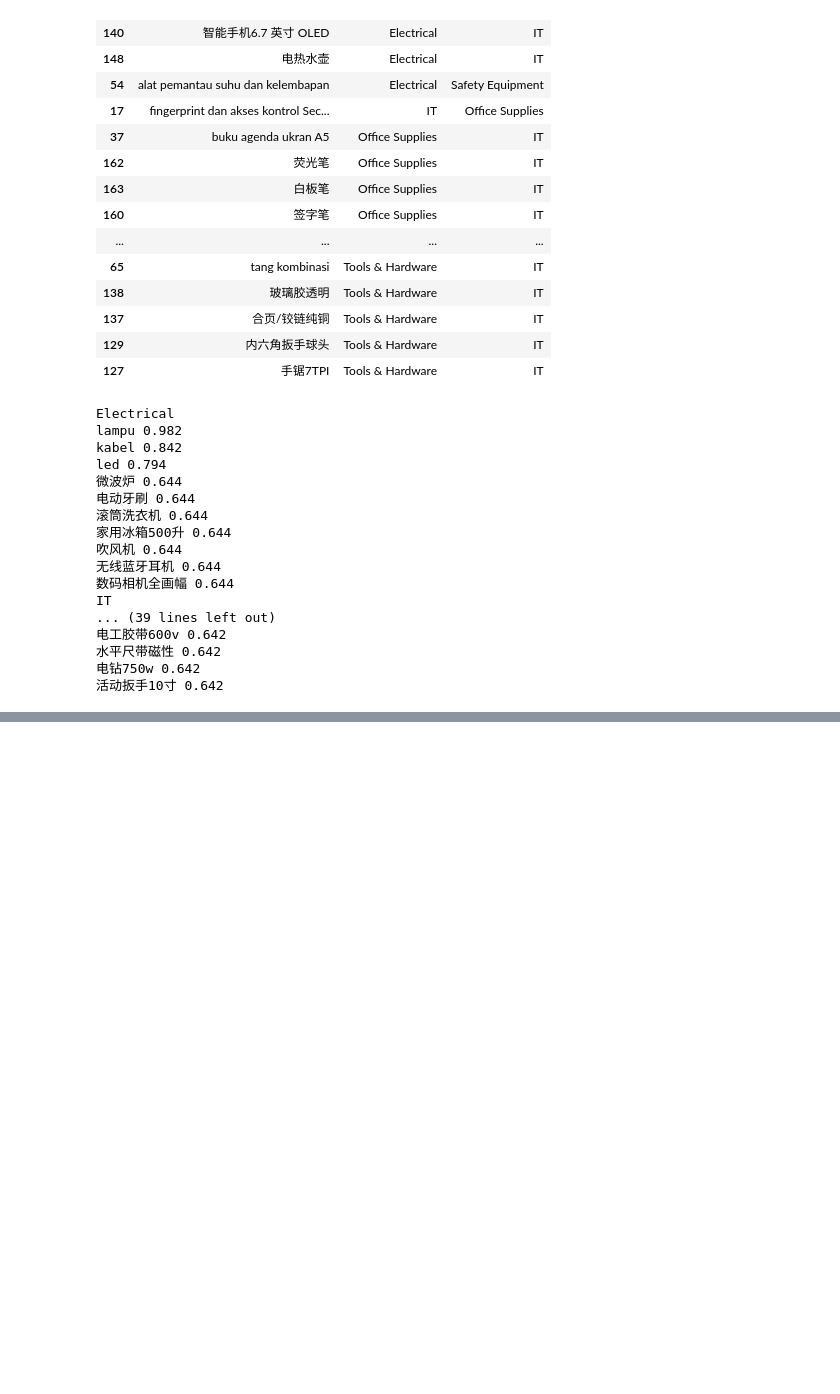
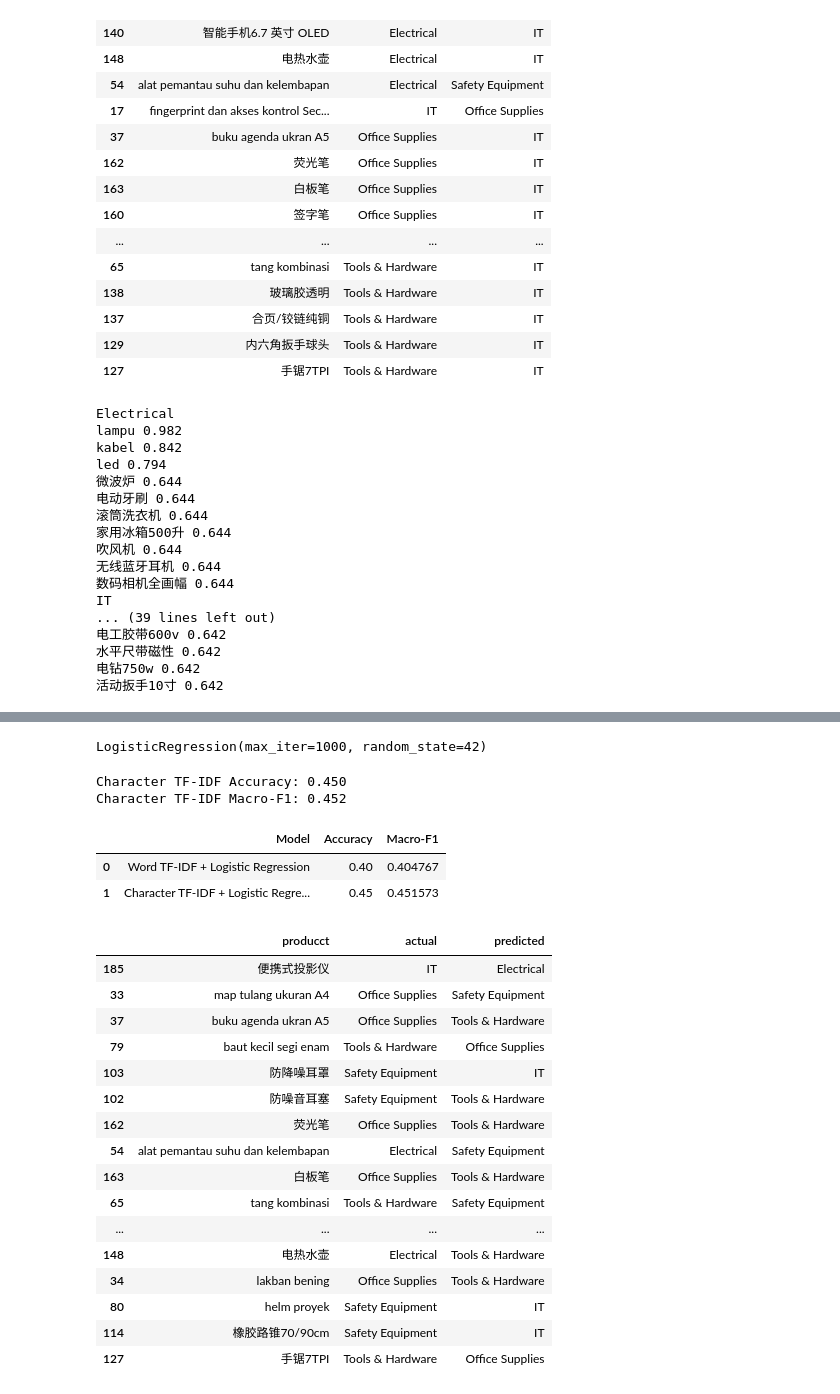
Before and after one commit to annisatzky-tech/chinese-indonesian-product-classification, a Jupyter notebook: notebooks/02_baseline_model.ipynb, the cells around one changed output, grey strips where cells are left out. Cells and saved outputs as stored; diff of their text form; code cells hidden in the pictures; blank space fills up the shorter version.

```diff
--- a/notebooks/02_baseline_model.ipynb
+++ b/notebooks/02_baseline_model.ipynb
@@ -228,0 +231,6 @@ IT
+# %%
+char_vectorizer = TfidfVectorizer(
+    analyzer='char',
+    ngram_range=(2, 5),
+    min_df=1
+)
@@ -228,0 +240,9 @@ IT
+# %%
+char_model = LogisticRegression(
+    max_iter=1000,
+    random_state=42
+)
+
+char_model.fit(x_train_char, y_train)
+# %% [output]
+LogisticRegression(max_iter=1000, random_state=42)
@@ -228,0 +251,65 @@ IT
+# %%
+char_accuracy = accuracy_score(y_test, y_pred_char)
+
+char_macro_f1 = f1_score(
+    y_test,
+    y_pred_char,
+    average='macro'
+)
+
+print(f'Character TF-IDF Accuracy: {char_accuracy:.3f}')
+print(f'Character TF-IDF Macro-F1: {char_macro_f1:.3f}')
+# %% [output]
+Character TF-IDF Accuracy: 0.450
+Character TF-IDF Macro-F1: 0.452
+# %%
+comparison = pd.DataFrame({
+    'Model': [
+        'Word TF-IDF + Logistic Regression',
+        'Character TF-IDF + Logistic Regression'
+    ],
+    'Accuracy': [
+        baseline_accuracy,
+        char_accuracy
+    ],
+    'Macro-F1': [
+        baseline_macro_f1,
+        char_macro_f1
+    ]
+})
+
+comparison
+# %% [output]
+|  | Model | Accuracy | Macro-F1 |
+| 0 | Word TF-IDF + Logistic Regression | 0.40 | 0.404767 |
+| 1 | Character TF-IDF + Logistic Regre... | 0.45 | 0.451573 |
+# %%
+char_results = pd.DataFrame({
+    'producct': x_test,
+    'actual': y_test,
+    'predicted': y_pred_char
+})
+
+char_errors = char_results[
+    char_results['actual'] != char_results['predicted']
+]
+
+char_errors
+# %% [output]
+|  | producct | actual | predicted |
+| 185 | 便携式投影仪 | IT | Electrical |
+| 33 | map tulang ukuran A4 | Office Supplies | Safety Equipment |
+| 37 | buku agenda ukran A5 | Office Supplies | Tools & Hardware |
+| 79 | baut kecil segi enam | Tools & Hardware | Office Supplies |
+| 103 | 防降噪耳罩 | Safety Equipment | IT |
+| 102 | 防噪音耳塞 | Safety Equipment | Tools & Hardware |
+| 162 | 荧光笔 | Office Supplies | Tools & Hardware |
+| 54 | alat pemantau suhu dan kelembapan | Electrical | Safety Equipment |
+| 163 | 白板笔 | Office Supplies | Tools & Hardware |
+| 65 | tang kombinasi | Tools & Hardware | Safety Equipment |
+| ... | ... | ... | ... |
+| 148 | 电热水壶 | Electrical | Tools & Hardware |
+| 34 | lakban bening | Office Supplies | Tools & Hardware |
+| 80 | helm proyek | Safety Equipment | IT |
+| 114 | 橡胶路锥70/90cm | Safety Equipment | IT |
+| 127 | 手锯7TPI | Tools & Hardware | Office Supplies |
```
Also changed, not shown: parts of 5 cells of this notebook.
